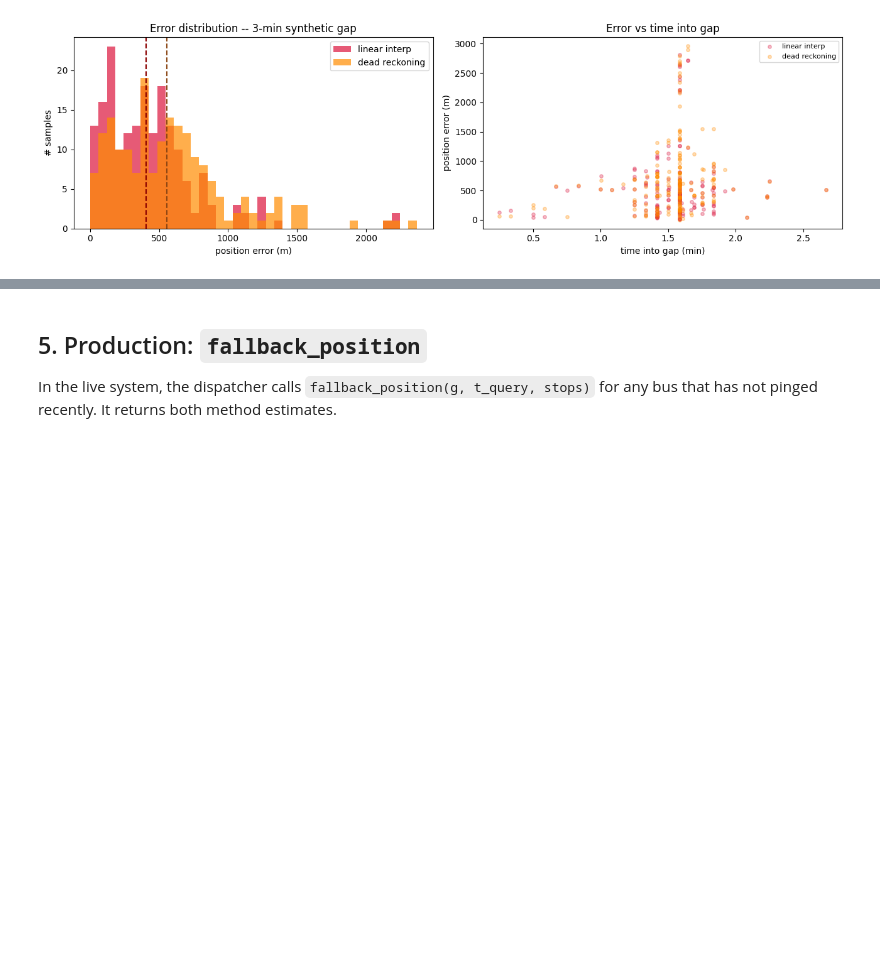
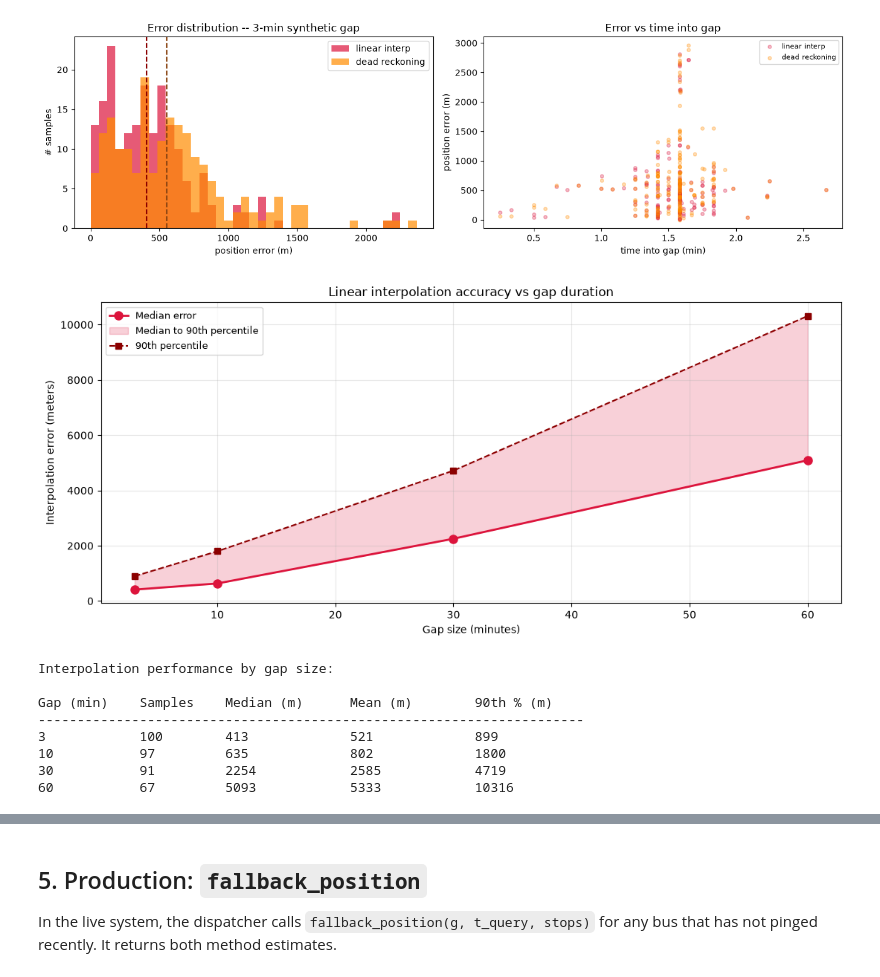
Before and after one commit to NejiKhouja/bus-intelligence, a Jupyter notebook: notebooks/04_gps_fallback.ipynb, the cells around one changed output, grey strips where cells are left out. Drawn from its saved outputs; the diff is of its cells as text; code cells hidden in the pictures; blank space fills up the shorter version.

```diff
--- a/notebooks/04_gps_fallback.ipynb
+++ b/notebooks/04_gps_fallback.ipynb
@@ -222,3 +331,83 @@ ax[1].legend(fontsize=8)
 plt.tight_layout(); plt.show()
 # %% [output]
 [figure]
+# %%
+# Evaluate interpolation on gaps of different sizes: 3 min, 10 min, 30 min, 60 min
+gap_sizes = [3, 10, 30, 60]  # minutes
+results_by_gap_size = {gsize: [] for gsize in gap_sizes}
+
+trips_for_eval = fdn.segment_trips(g, route_len, CFG)
+g_trip = g[(g['t'] >= trips_for_eval.iloc[0]['start']) &
+           (g['t'] <= trips_for_eval.iloc[0]['end'])].reset_index(drop=True)
+
+rng = np.random.default_rng(42)
+t_unix = (pd.to_datetime(g_trip['t']).astype(np.int64) // 10**9).values
+
+for mask_min in gap_sizes:
+    mask_s = mask_min * 60   # convert to seconds
+
+    for _ in range(100):  # 100 samples per gap size
+        candidates = np.where(~g_trip['signal_gap'].values)[0]
+        candidates = candidates[candidates < len(g_trip) - 5]
+        if not len(candidates): continue
+
+        i0 = int(rng.choice(candidates))
+        future = np.where(t_unix > t_unix[i0] + mask_s)[0]
+        if not len(future): continue
+        i1 = int(future[0])
+
+        inside = g_trip.iloc[i0+1:i1]
+        if not len(inside): continue
+
+        # Take mid-point of gap as query
+        mid = inside.iloc[len(inside)//2]
+        t_q = pd.Timestamp(mid['t'])
+        true_lat, true_lon = float(mid['lat']), float(mid['lon'])
+
+        b4, af = g_trip.iloc[i0], g_trip.iloc[i1]
+        li, lo, _ = fb.interp_position(t_q,
+            pd.Timestamp(b4['t']), float(b4['s']),
+            pd.Timestamp(af['t']), float(af['s']), stops)
+
+        error_m = fb.haversine_m(true_lat, true_lon, li, lo)
+        results_by_gap_size[mask_min].append(error_m)
+
+# Plot error vs gap size
+fig, ax = plt.subplots(figsize=(11, 5))
+
+gap_sizes_with_data = [g for g in gap_sizes if len(results_by_gap_size[g]) > 0]
+medians = [np.median(results_by_gap_size[g]) for g in gap_sizes_with_data]
+p90s = [np.percentile(results_by_gap_size[g], 90) for g in gap_sizes_with_data]
+means = [np.mean(results_by_gap_size[g]) for g in gap_sizes_with_data]
+
+ax.plot(gap_sizes_with_data, medians, 'o-', color='crimson', linewidth=2, markersize=8, label='Median error')
+ax.fill_between(gap_sizes_with_data, medians, p90s, alpha=0.2, color='crimson', label='Median to 90th percentile')
+ax.plot(gap_sizes_with_data, p90s, 's--', color='darkred', linewidth=1.5, markersize=6, label='90th percentile')
+
+ax.set_xlabel('Gap size (minutes)')
+ax.set_ylabel('Interpolation error (meters)')
+ax.set_title('Linear interpolation accuracy vs gap duration')
+ax.legend(fontsize=9)
+ax.grid(True, alpha=0.3)
+plt.tight_layout()
+plt.show()
+
+# Print detailed table
+print("Interpolation performance by gap size:\n")
+print(f"{'Gap (min)':<12} {'Samples':<10} {'Median (m)':<15} {'Mean (m)':<15} {'90th % (m)':<15}")
+print("-" * 70)
+for gsize in gap_sizes_with_data:
+    errors = results_by_gap_size[gsize]
+    if len(errors) > 0:
+        print(f"{gsize:<12} {len(errors):<10} {np.median(errors):<15.0f} "
+              f"{np.mean(errors):<15.0f} {np.percentile(errors, 90):<15.0f}")
+# %% [output]
+[figure, added]
+Interpolation performance by gap size:
+
+Gap (min)    Samples    Median (m)      Mean (m)        90th % (m)
+----------------------------------------------------------------------
+3            100        413             521             899
+10           97         635             802             1800
+30           91         2254            2585            4719
+60           67         5093            5333            10316
```
Also changed, not shown: parts of 18 cells of this notebook, 9 other files.
